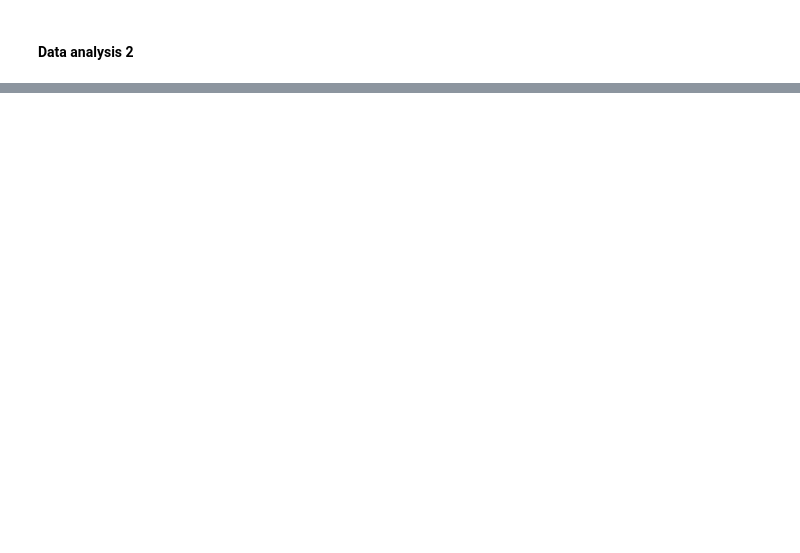
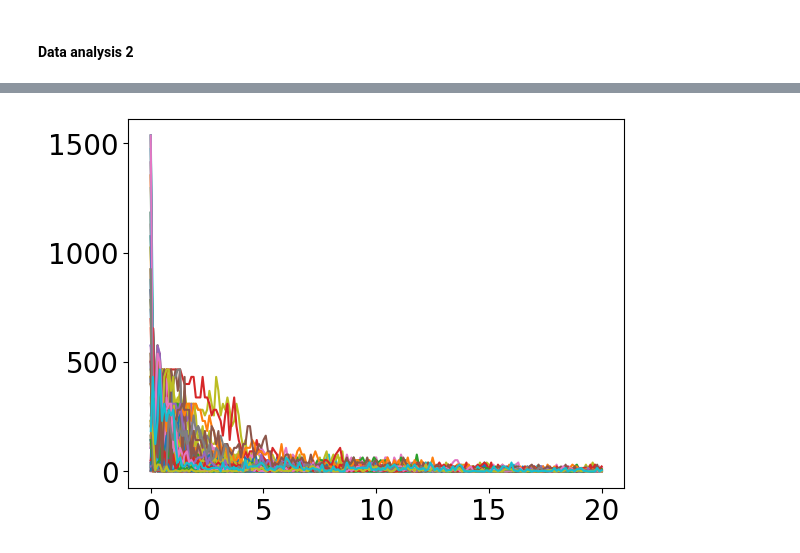
Before and after one commit to Priesemann-Group/neuro_op, a Jupyter notebook: notebooks/Testing.ipynb, the cells around one changed output, grey strips where cells are left out. Cells and saved outputs as stored; diff of their text form; code cells hidden in the pictures; blank space fills up the shorter version.

```diff
--- a/notebooks/Testing.ipynb
+++ b/notebooks/Testing.ipynb
@@ -124,0 +143,5 @@ for i in range(len(mu_arr.T)):
+# %%
+for i in N_iter:
+    plt.plot(input["t_sample"] * np.arange(0, quad_dis.shape[0]), quad_dis[:, 0, i])
+# %% [output]
+[figure, added]
```
Also changed, not shown: parts of 21 cells of this notebook, 2 other files.
